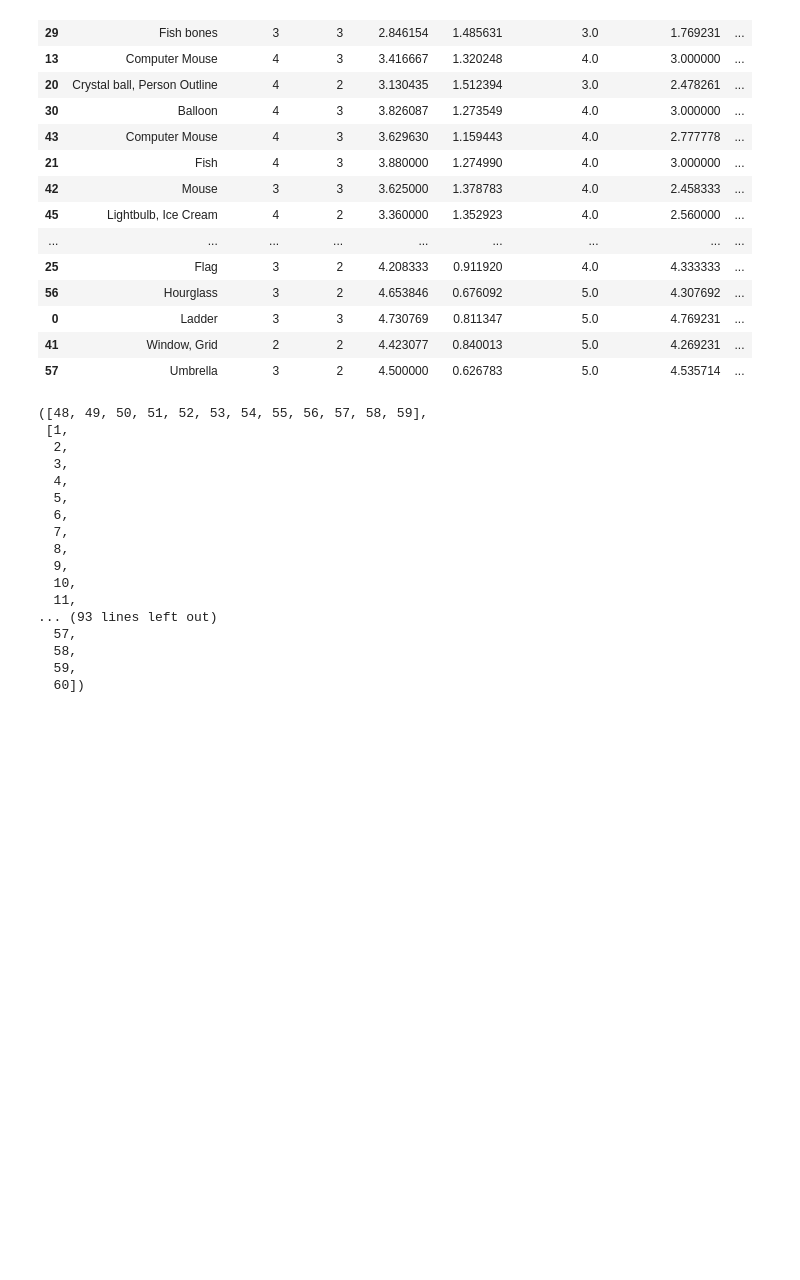
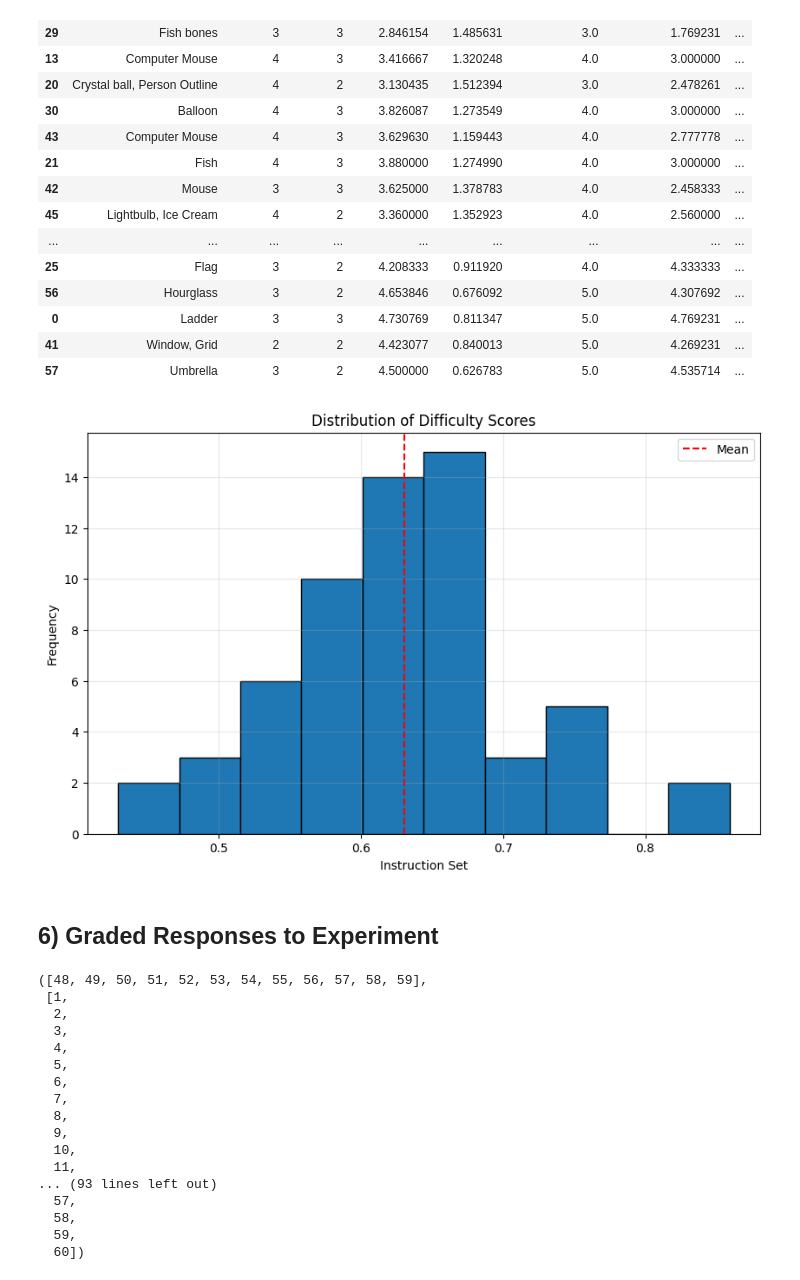
Before and after one commit to morgannmccarty/phantasia_data_analysis, a Jupyter notebook: data_analysis.ipynb, the cells around one changed output. Drawn from its saved outputs; the diff is of its cells as text; code cells hidden in the pictures; blank space fills up the shorter version.

```diff
--- a/data_analysis.ipynb
+++ b/data_analysis.ipynb
@@ -770,6 +630,7 @@ agreement_scale_map = {
 }
 # %%
 def clarity_and_identifiability_list(n: int, diff_data: pd.DataFrame):
+    """Extract ratings from the corresponding columns in the dataframe with a numeric identifier."""
     clarity = []
     identifiability = []
     numeric_id = numeric_identifier_to_string(n)
@@ -782,6 +643,7 @@ def clarity_and_identifiability_list(n: int, diff_data: pd.DataFrame):
     return clarity, identifiability
 # %%
 def calc_unique_resp_ratio(n: int, human_phantasia_data: pd.DataFrame):
+    """Calculate the number of unique responses given for each response."""
     n_id = numeric_identifier_to_string(n)
     response_col = [col for col in human_phantasia_data.columns if n_id in str(col)][0]
     response_list = human_phantasia_data[response_col]
@@ -790,6 +652,7 @@ def calc_unique_resp_ratio(n: int, human_phantasia_data: pd.DataFrame):
     return unique_resp_c, length
 # %%
 def add_difficulty_info(ins_metadata: pd.DataFrame, diff_data: pd.DataFrame, human_phantasia_data: pd.DataFrame):
+    """Using the metadata (num ins, num obj), the ratings for each response, and the reponses to the main experiment: construct the difficulty dataframe."""
     clarity_mean_col, identifiability_mean_col = [], []
     clarity_std_col, identifiability_std_col = [], []
     clarity_median_col, identifiability_median_col = [], []
@@ -951,3 +816,20 @@ difficulty_summary
+# %%
+mean_difficulty_score = difficulty_summary['Difficulty_Score'].mean()
+
+plt.figure(figsize=(10, 6))
+plt.hist(difficulty_summary['Difficulty_Score'], bins=10, edgecolor='black')
+plt.xlabel('Instruction Set')
+plt.ylabel('Frequency')
+plt.title('Distribution of Difficulty Scores')
+plt.grid(True, alpha=0.3)
+plt.axvline(x=mean_difficulty_score, color='r', linestyle='--', label='Mean')
+plt.legend()
+
+plt.show()
+# %% [output]
+[figure, added]
+# %% [markdown]
+## 6) Graded Responses to Experiment
 # %%
 FINKE_BLOCKS = list(range(48, 59 + 1))
 NOVEL_BLOCKS = [x for x in range(1, 60 + 1) if x not in FINKE_BLOCKS]
```
Also changed, not shown: parts of 24 cells of this notebook, 33 other files.
